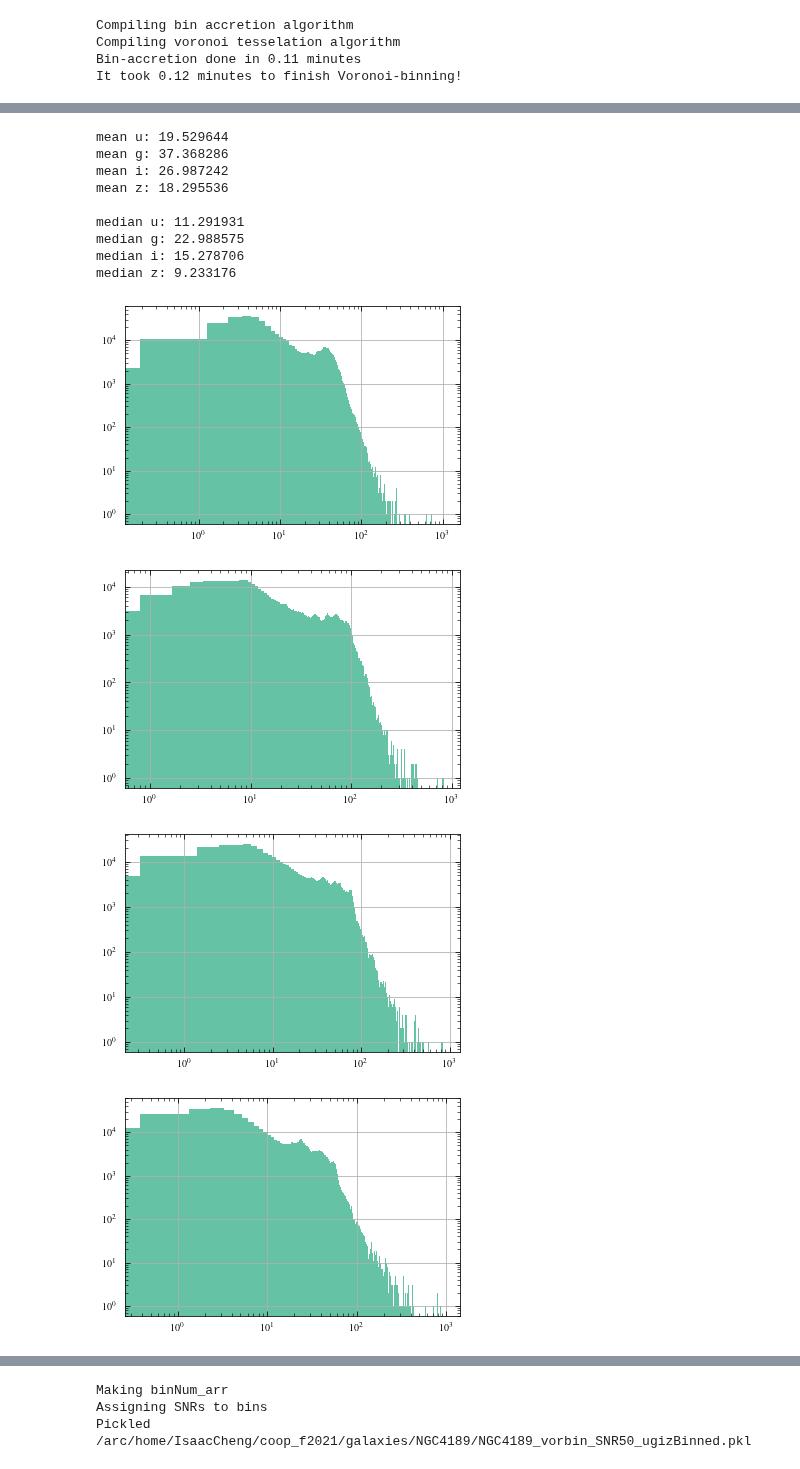
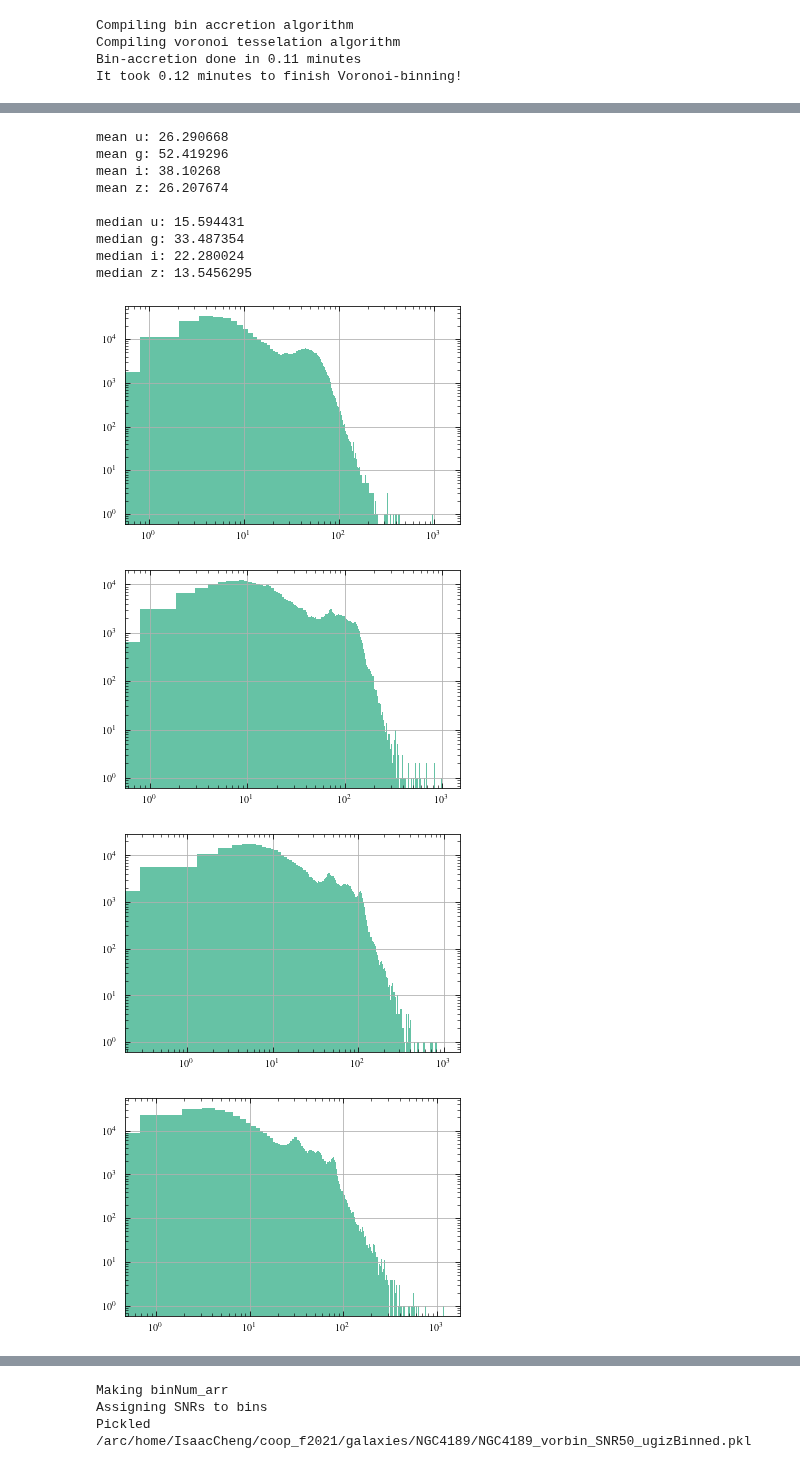
Before and after one commit to BearBearCodes/coop_f2021, a Jupyter notebook: galaxies/NGC4189/NGC4189.ipynb, the cells around one changed output, grey strips where cells are left out. Saved outputs shown, nothing was run; the diff lists cells and outputs as text; code cells hidden in the pictures.

Commit message:
Voronoi binned NGC 4189 with good flag map

```diff
--- a/galaxies/NGC4189/NGC4189.ipynb
+++ b/galaxies/NGC4189/NGC4189.ipynb
@@ -244,15 +242,10 @@ iband_noise_full = fits.getdata(inoise_path)
 gband_noise_full = fits.getdata(gnoise_path)
 uband_noise_full = fits.getdata(unoise_path)
 # # Masks
-# zband_good_full = fits.getdata(zgood_path, ext=1)
-# iband_good_full = fits.getdata(igood_path, ext=1)
-# gband_good_full = fits.getdata(ggood_path, ext=1)
-# uband_good_full = fits.getdata(ugood_path, ext=1)
-# ! IGNORE FLAG MAPS !
-zband_good_full = np.ones(zband_data_full.shape)
-iband_good_full = np.ones(iband_data_full.shape)
-gband_good_full = np.ones(gband_data_full.shape)
-uband_good_full = np.ones(uband_data_full.shape)
+zband_good_full = fits.getdata(zgood_path, ext=0)
+iband_good_full = fits.getdata(igood_path, ext=0)
+gband_good_full = fits.getdata(ggood_path, ext=0)
+uband_good_full = fits.getdata(ugood_path, ext=0)
 #
 # VERTICO CO Data (only to cut out the NGVS data to the same extent as the VERTICO data)
 #
@@ -318,7 +311,7 @@ the RADECSYS keyword is deprecated, use RADESYSa. [astropy.wcs.wcs]
 # %%
 print("mean u:", np.nanmean(uband_data/uband_noise))
 print("mean g:", np.nanmean(gband_data/gband_noise))
-print("mean i:", np.nanmean(iband_data/iband_noise))
+print("mean i:", np.nanmean(iband_data[abs(iband_noise) > 1e-12]/iband_noise[abs(iband_noise) > 1e-12]))
 print("mean z:", np.nanmean(zband_data/zband_noise))
 print()
 print("median u:", np.nanmedian(uband_data/uband_noise))
@@ -327,45 +320,45 @@ print("median i:", np.nanmedian(iband_data/iband_noise))
 print("median z:", np.nanmedian(zband_data/zband_noise))
 fig, ax = plt.subplots()
 ax.hist(uband_data.flatten() / uband_noise.flatten(), bins=1000)
 # ax.set_xlim(left=1e-6)
 ax.loglog()
 # ax.set_xlim(right=1e-6)
 # ax.semilogy()
 plt.show()
 fig, ax = plt.subplots()
 ax.hist(gband_data.flatten() / gband_noise.flatten(), bins=1000)
 # ax.set_xlim(left=1e-6)
 ax.loglog()
 # ax.set_xlim(right=1e-6)
 # ax.semilogy()
 plt.show()
 fig, ax = plt.subplots()
-ax.hist(iband_data.flatten() / iband_noise.flatten(), bins=1000)
+ax.hist(iband_data[abs(iband_noise) > 1e-12] / iband_noise[abs(iband_noise) > 1e-12], bins=1000)
 # ax.set_xlim(left=1e-6)
 ax.loglog()
 # ax.set_xlim(right=1e-6)
 # ax.semilogy()
 plt.show()
 fig, ax = plt.subplots()
 ax.hist(zband_data.flatten() / zband_noise.flatten(), bins=1000)
 # ax.set_xlim(left=1e-6)
 ax.loglog()
 # ax.set_xlim(right=1e-6)
 # ax.semilogy()
 plt.show()
 # %% [output]
-mean u: 19.529644
-mean g: 37.368286
-mean i: 26.987242
-mean z: 18.295536
+mean u: 26.290668
+mean g: 52.419296
+mean i: 38.10268
+mean z: 26.207674
 
-median u: 11.291931
-median g: 22.988575
-median i: 15.278706
-median z: 9.233176
+median u: 15.594431
+median g: 33.487354
+median i: 22.280024
+median z: 13.5456295
-[figure, old version]
+[figure, new version]
-[figure, old version]
+[figure, new version]
-[figure, old version]
+[figure, new version]
-[figure, old version]
+[figure, new version]
 # %%
 #
```
Also changed, not shown: parts of 10 cells of this notebook, 8 other files.
